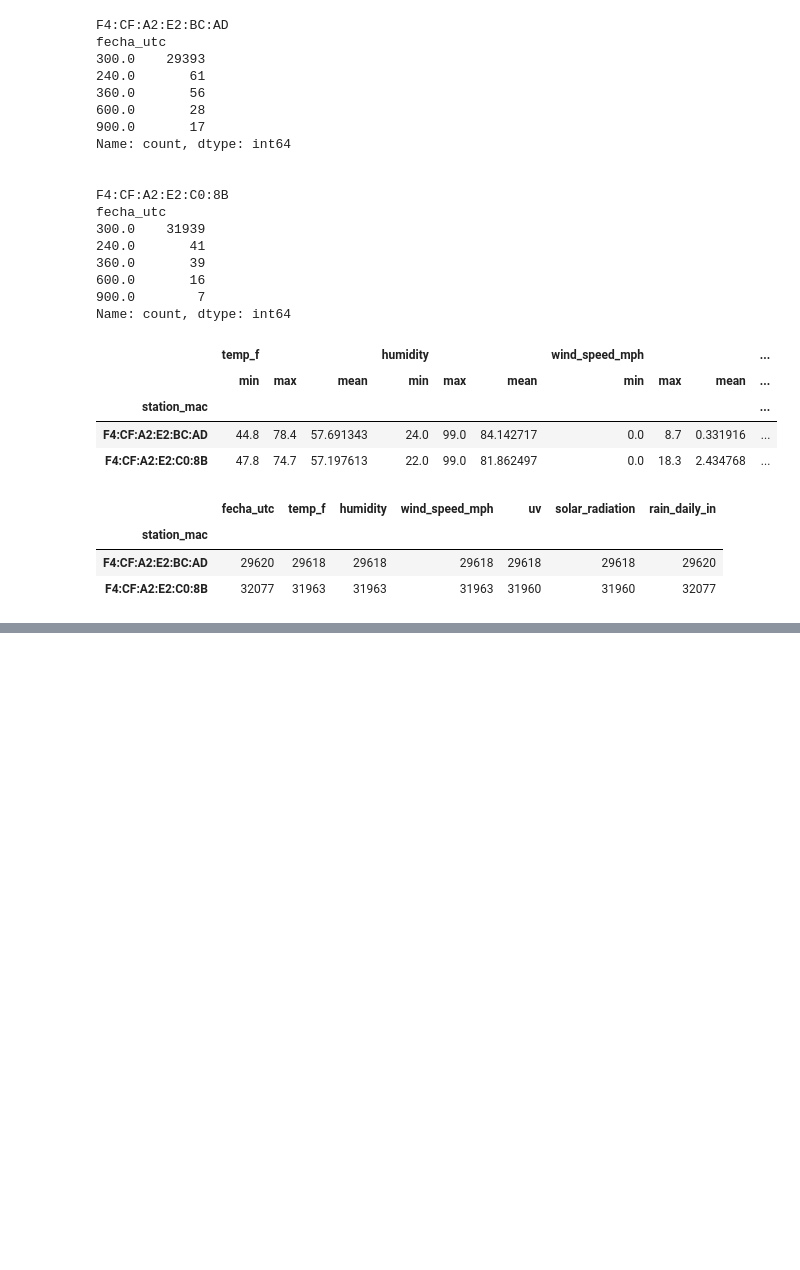
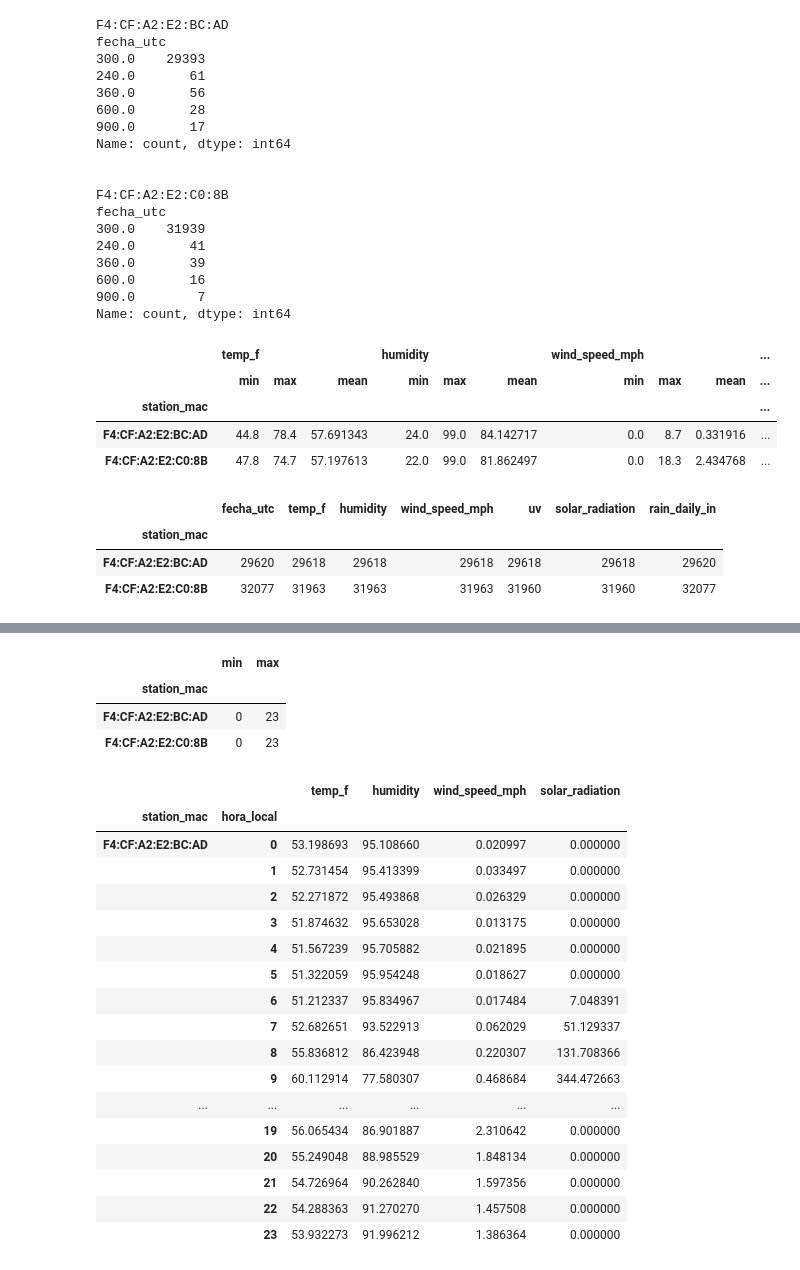
Before and after one commit to BryanR0b3rt0/OAQ-AstroForecast, a Jupyter notebook: notebooks/01_eda_station_validation.ipynb, the cells around one changed output, grey strips where cells are left out. Cells and saved outputs as stored; diff of their text form; code cells hidden in the pictures; blank space fills up the shorter version.

```diff
--- a/notebooks/01_eda_station_validation.ipynb
+++ b/notebooks/01_eda_station_validation.ipynb
@@ -159,0 +181,42 @@ summary_count
+# %%
+df.groupby("station_mac")["hora_local"].agg(["min","max"])
+# %% [output]
+|  | min | max |
+| station_mac |  |  |
+| F4:CF:A2:E2:BC:AD | 0 | 23 |
+| F4:CF:A2:E2:C0:8B | 0 | 23 |
+# %%
+variables = [
+    "temp_f",
+    "humidity",
+    "wind_speed_mph",
+    "solar_radiation"
+]
+
+hourly = (
+    df.groupby(
+        ["station_mac", "hora_local"]
+    )[variables]
+    .mean()
+)
+
+hourly
+# %% [output]
+|  |  | temp_f | humidity | wind_speed_mph | solar_radiation |
+| station_mac | hora_local |  |  |  |  |
+| F4:CF:A2:E2:BC:AD | 0 | 53.198693 | 95.108660 | 0.020997 | 0.000000 |
+|  | 1 | 52.731454 | 95.413399 | 0.033497 | 0.000000 |
+|  | 2 | 52.271872 | 95.493868 | 0.026329 | 0.000000 |
+|  | 3 | 51.874632 | 95.653028 | 0.013175 | 0.000000 |
+|  | 4 | 51.567239 | 95.705882 | 0.021895 | 0.000000 |
+|  | 5 | 51.322059 | 95.954248 | 0.018627 | 0.000000 |
+|  | 6 | 51.212337 | 95.834967 | 0.017484 | 7.048391 |
+|  | 7 | 52.682651 | 93.522913 | 0.062029 | 51.129337 |
+|  | 8 | 55.836812 | 86.423948 | 0.220307 | 131.708366 |
+|  | 9 | 60.112914 | 77.580307 | 0.468684 | 344.472663 |
+| ... | ... | ... | ... | ... | ... |
+|  | 19 | 56.065434 | 86.901887 | 2.310642 | 0.000000 |
+|  | 20 | 55.249048 | 88.985529 | 1.848134 | 0.000000 |
+|  | 21 | 54.726964 | 90.262840 | 1.597356 | 0.000000 |
+|  | 22 | 54.288363 | 91.270270 | 1.457508 | 0.000000 |
+|  | 23 | 53.932273 | 91.996212 | 1.386364 | 0.000000 |
```
Also changed, not shown: parts of 10 cells of this notebook, 7 other files.
